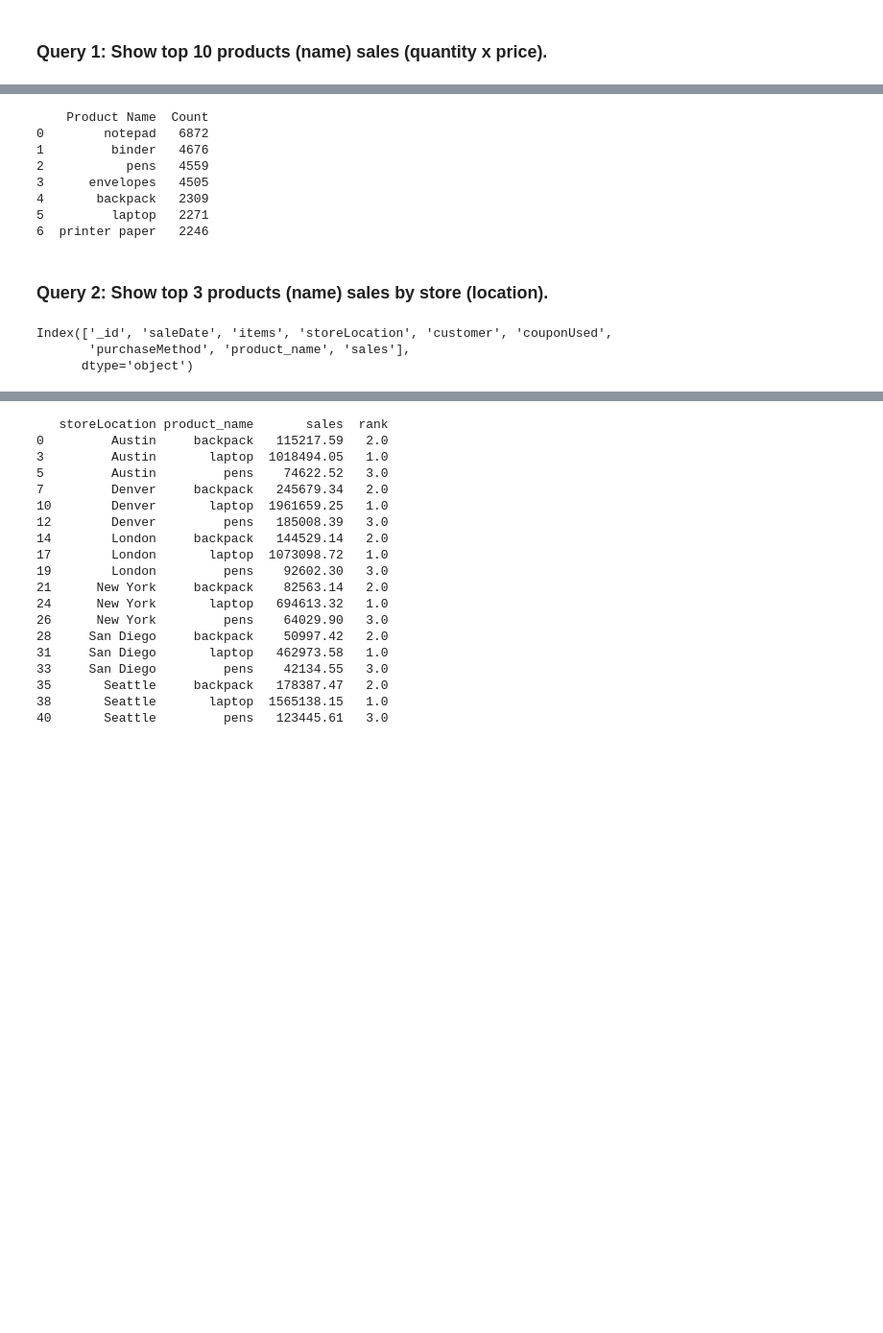
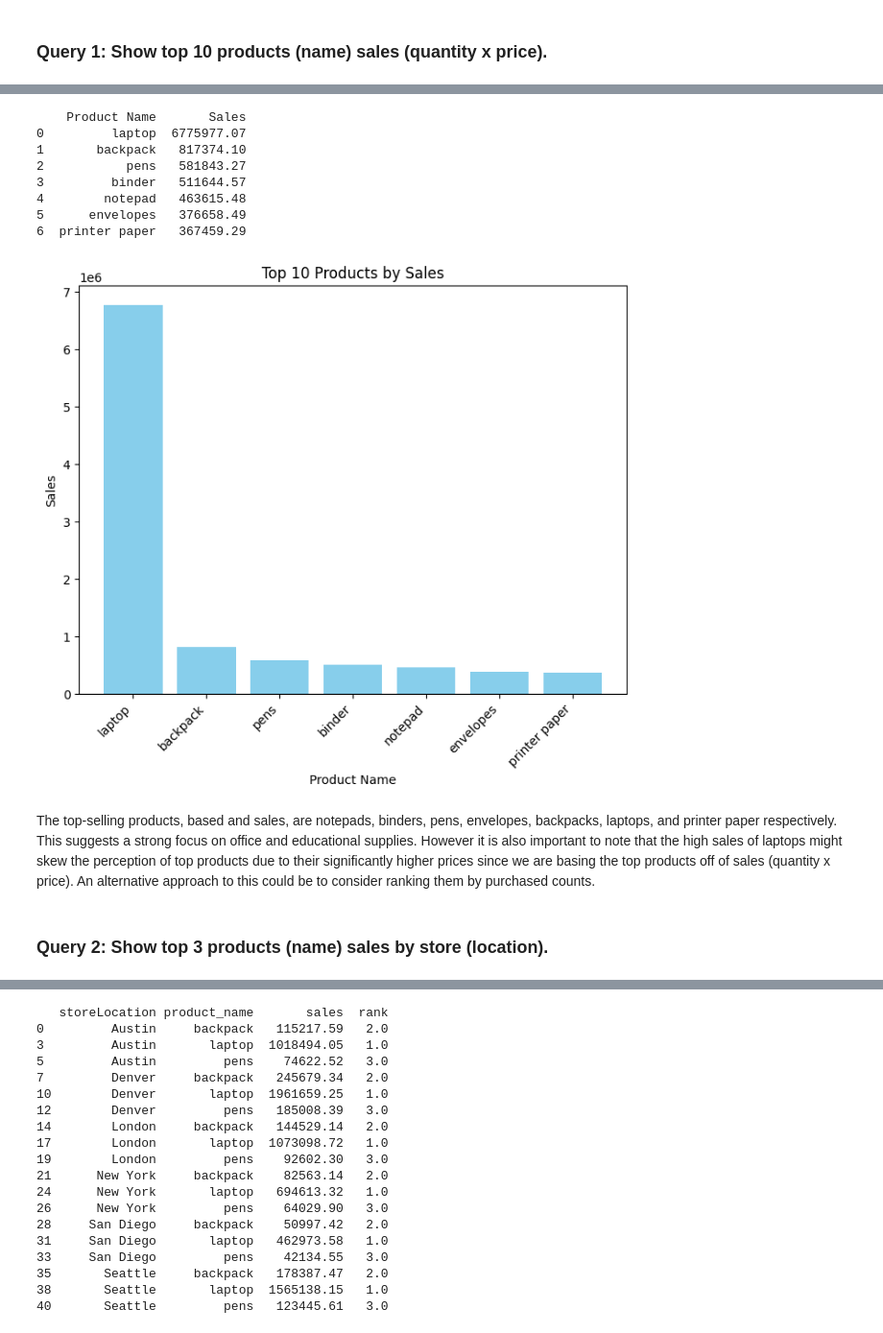
Before and after one commit to LynnT-2003/Big-Data-Analytics, a Jupyter notebook: Finals Project/mogodb_sample_supplies.ipynb, the cells around one changed output, grey strips where cells are left out. Shown: that part at 96% size. Cells and saved outputs as stored; diff of their text form; code cells hidden in the pictures; blank space fills up the shorter version.

```diff
--- a/Finals Project/mogodb_sample_supplies.ipynb
+++ b/Finals Project/mogodb_sample_supplies.ipynb
@@ -80,19 +114,28 @@ salesdf.head()
 # %%
-# Group by product name and count the occurrences
-top_products = salesdf['product_name'].value_counts().nlargest(10).reset_index()
-
-# Rename the columns for clarity
-top_products.columns = ['Product Name', 'Count']
-
+top_products = salesdf.groupby('product_name')['sales'].sum().nlargest(10).reset_index()
+top_products.columns = ['Product Name', 'Sales']
 print(top_products)
 # %% [output]
-    Product Name  Count
-0        notepad   6872
-1         binder   4676
-2           pens   4559
-3      envelopes   4505
-4       backpack   2309
-5         laptop   2271
-6  printer paper   2246
+    Product Name       Sales
+0         laptop  6775977.07
+1       backpack   817374.10
+2           pens   581843.27
+3         binder   511644.57
+4        notepad   463615.48
+5      envelopes   376658.49
+6  printer paper   367459.29
+# %%
+# Set the figure size
+plt.figure(figsize=(8, 6))
+plt.bar(top_products['Product Name'], top_products['Sales'], color='skyblue')
+plt.xlabel('Product Name')
+plt.ylabel('Sales')
+plt.title('Top 10 Products by Sales')
+plt.xticks(rotation=45, ha='right')
+plt.show()
+# %% [output]
+[figure, added]
+# %% [markdown]
+The top-selling products, based and sales, are notepads, binders, pens, envelopes, backpacks, laptops, and printer paper respectively. This suggests a strong focus on office and educational supplies. However it is also important to note that the high sales of laptops might skew the perception of top products due to their significantly higher prices since we are basing the top products off of sales (quantity x price). An alternative approach to this could be to consider ranking them by purchased counts.
 # %% [markdown]
 ### Query 2: Show top 3 products (name) sales by store (location).
@@ -111,6 +141,0 @@ salesdf['sales'] = salesdf['items'].apply(calculate_sales)
-# %%
-salesdf.columns
-# %% [output]
-Index(['_id', 'saleDate', 'items', 'storeLocation', 'customer', 'couponUsed',
-       'purchaseMethod', 'product_name', 'sales'],
-      dtype='object')
```
Also changed, not shown: parts of 30 cells of this notebook.
